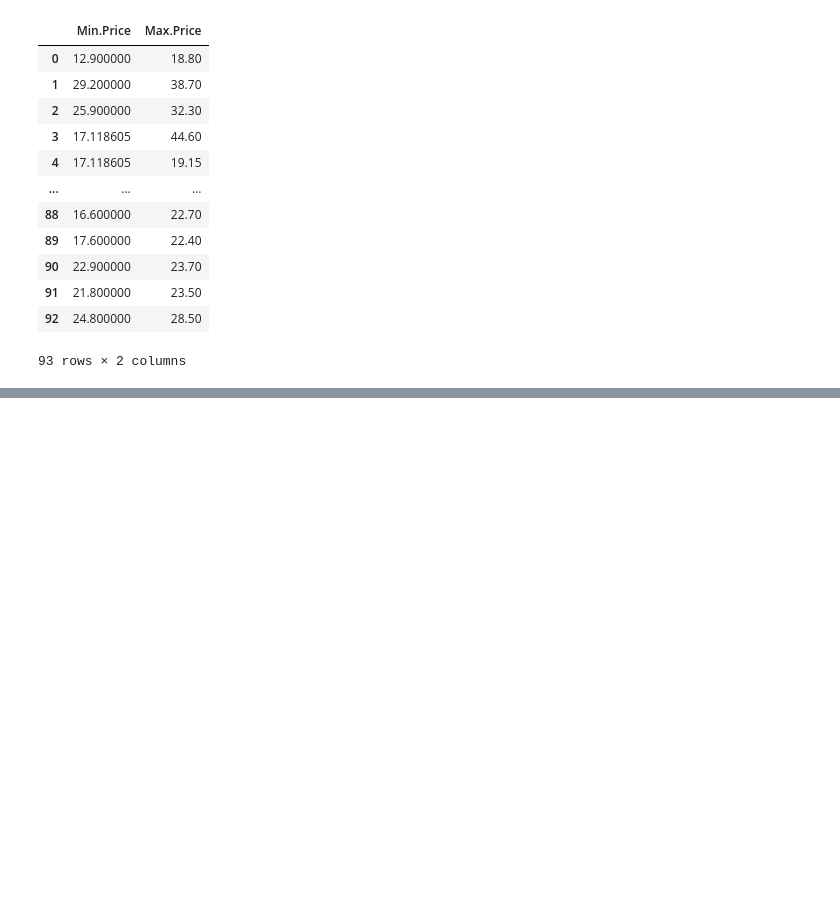
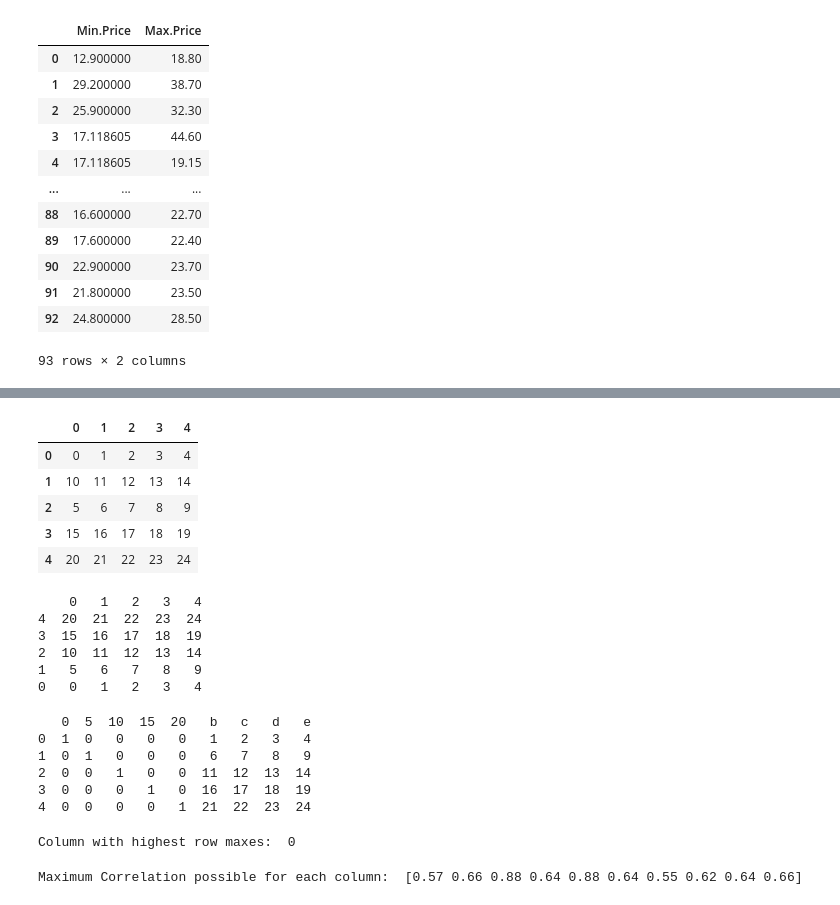
Before and after one commit to xanasa14/DataScienceSheetCheats, a Jupyter notebook: SheetcheatPD.ipynb, the cells around one changed output, grey strips where cells are left out. Cells and saved outputs as stored; diff of their text form; code cells hidden in the pictures; blank space fills up the shorter version.

```diff
--- a/SheetcheatPD.ipynb
+++ b/SheetcheatPD.ipynb
@@ -800,0 +1057,63 @@ df[['Min.Price', 'Max.Price']]
+# %%
+#56. How to swap two rows of a dataframe?
+# Input
+df = pd.DataFrame(np.arange(25).reshape(5, -1))
+
+# Solution
+def swap_rows(df, i1, i2):
+    a, b = df.iloc[i1, :].copy(), df.iloc[i2, :].copy()
+    df.iloc[i1, :], df.iloc[i2, :] = b, a
+    return df
+
+#print(swap_rows(df, 1, 2))
+df
+swappedDF = swap_rows(df, 1, 2)
+swappedDF
+# %% [output]
+|  | 0 | 1 | 2 | 3 | 4 |
+| 0 | 0 | 1 | 2 | 3 | 4 |
+| 1 | 10 | 11 | 12 | 13 | 14 |
+| 2 | 5 | 6 | 7 | 8 | 9 |
+| 3 | 15 | 16 | 17 | 18 | 19 |
+| 4 | 20 | 21 | 22 | 23 | 24 |
+# %%
+#57. How to reverse the rows of a dataframe?
+# Input
+df = pd.DataFrame(np.arange(25).reshape(5, -1))
+
+# Solution 1
+df.iloc[::-1, :]
+
+# Solution 2
+print(df.loc[df.index[::-1], :])
+# %% [output]
+    0   1   2   3   4
+4  20  21  22  23  24
+3  15  16  17  18  19
+2  10  11  12  13  14
+1   5   6   7   8   9
+0   0   1   2   3   4
+# %%
+#58. How to create one-hot encodings of a categorical variable (dummy variables)?
+# Input
+df = pd.DataFrame(np.arange(25).reshape(5,-1), columns=list('abcde'))
+
+# Solution
+df_onehot = pd.concat([pd.get_dummies(df['a']), df[list('bcde')]], axis=1)
+print(df_onehot)
+# %% [output]
+   0  5  10  15  20   b   c   d   e
+0  1  0   0   0   0   1   2   3   4
+1  0  1   0   0   0   6   7   8   9
+2  0  0   1   0   0  11  12  13  14
+3  0  0   0   1   0  16  17  18  19
+4  0  0   0   0   1  21  22  23  24
+# %%
+#59. Which column contains the highest number of row-wise maximum values?
+# Input
+df = pd.DataFrame(np.random.randint(1,100, 40).reshape(10, -1))
+
+# Solution
+print('Column with highest row maxes: ', df.apply(np.argmax, axis=1).value_counts().index[0])
+# %% [output]
+Column with highest row maxes:  0
@@ -800,0 +1146,12 @@ df[['Min.Price', 'Max.Price']]
+# %%
+#61. How to know the maximum possible correlation value of each column against other columns?
+# Input
+df = pd.DataFrame(np.random.randint(1,100, 80).reshape(8, -1), columns=list('pqrstuvwxy'), index=list('abcdefgh'))
+df
+
+# Solution
+abs_corrmat = np.abs(df.corr())
+max_corr = abs_corrmat.apply(lambda x: sorted(x)[-2])
+print('Maximum Correlation possible for each column: ', np.round(max_corr.tolist(), 2))
+# %% [output]
+Maximum Correlation possible for each column:  [0.57 0.66 0.88 0.64 0.88 0.64 0.55 0.62 0.64 0.66]
```
Also changed, not shown: parts of 28 cells of this notebook.
